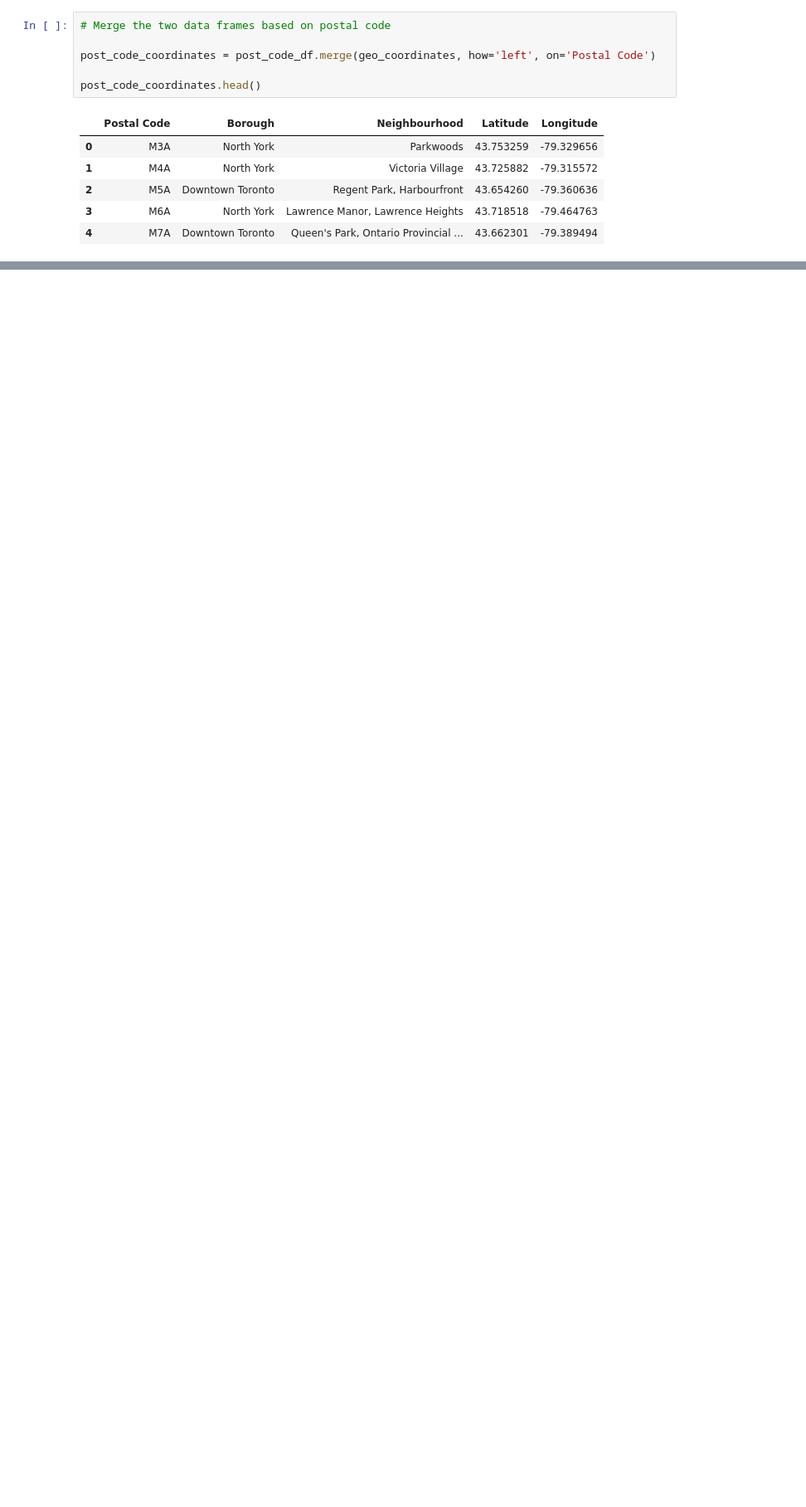
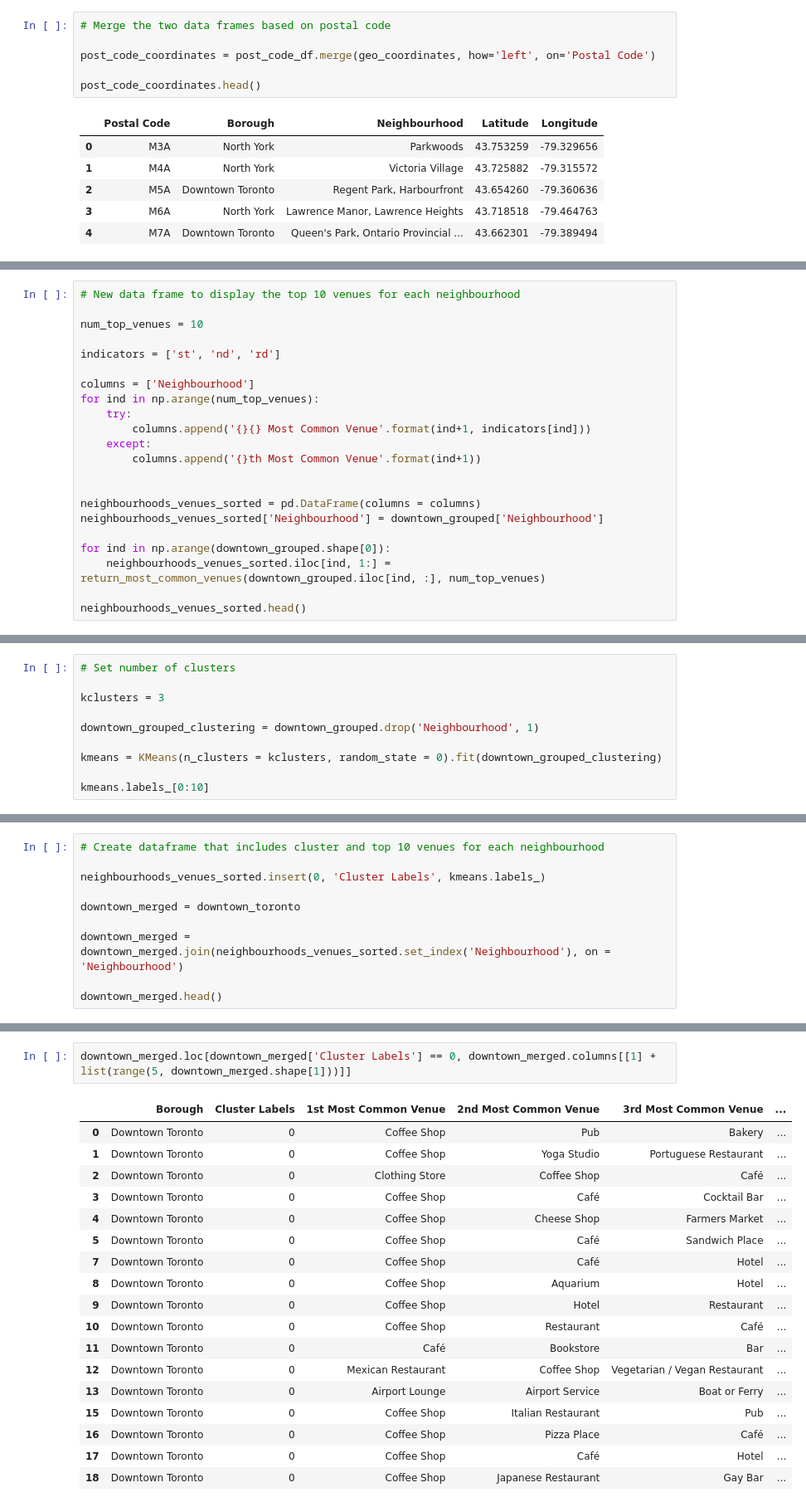
Before and after one commit to stumblingrobot/Battle_of_the_Neighborhoods, a Jupyter notebook: Toronto_Nhood_Data_Wrangling.ipynb, the cells around one changed output, grey strips where cells are left out. Shown at 83% size. Drawn from its saved outputs; the diff is of its cells as text; blank space fills up the shorter version.

Commit message:
Finished Toronto Nhood clustering notebook

```diff
--- a/Toronto_Nhood_Data_Wrangling.ipynb
+++ b/Toronto_Nhood_Data_Wrangling.ipynb
@@ -129,0 +418,22 @@ map_toronto
+# %%
+# New data frame to display the top 10 venues for each neighbourhood
+
+num_top_venues = 10
+
+indicators = ['st', 'nd', 'rd']
+
+columns = ['Neighbourhood']
+for ind in np.arange(num_top_venues):
+    try:
+        columns.append('{}{} Most Common Venue'.format(ind+1, indicators[ind]))
+    except:
+        columns.append('{}th Most Common Venue'.format(ind+1))
+
+
+neighbourhoods_venues_sorted = pd.DataFrame(columns = columns)
+neighbourhoods_venues_sorted['Neighbourhood'] = downtown_grouped['Neighbourhood']
+
+for ind in np.arange(downtown_grouped.shape[0]):
+    neighbourhoods_venues_sorted.iloc[ind, 1:] = return_most_common_venues(downtown_grouped.iloc[ind, :], num_top_venues)
+
+neighbourhoods_venues_sorted.head()
@@ -129,0 +449,10 @@ map_toronto
+# %%
+# Set number of clusters
+
+kclusters = 3
+
+downtown_grouped_clustering = downtown_grouped.drop('Neighbourhood', 1)
+
+kmeans = KMeans(n_clusters = kclusters, random_state = 0).fit(downtown_grouped_clustering)
+
+kmeans.labels_[0:10]
@@ -129,0 +461,10 @@ map_toronto
+# %%
+# Create dataframe that includes cluster and top 10 venues for each neighbourhood
+
+neighbourhoods_venues_sorted.insert(0, 'Cluster Labels', kmeans.labels_)
+
+downtown_merged = downtown_toronto
+
+downtown_merged = downtown_merged.join(neighbourhoods_venues_sorted.set_index('Neighbourhood'), on = 'Neighbourhood')
+
+downtown_merged.head()
@@ -129,0 +503,21 @@ map_toronto
+# %%
+downtown_merged.loc[downtown_merged['Cluster Labels'] == 0, downtown_merged.columns[[1] + list(range(5, downtown_merged.shape[1]))]]
+# %% [output]
+|  | Borough | Cluster Labels | 1st Most Common Venue | 2nd Most Common Venue | 3rd Most Common Venue | ... |
+| 0 | Downtown Toronto | 0 | Coffee Shop | Pub | Bakery | ... |
+| 1 | Downtown Toronto | 0 | Coffee Shop | Yoga Studio | Portuguese Restaurant | ... |
+| 2 | Downtown Toronto | 0 | Clothing Store | Coffee Shop | Café | ... |
+| 3 | Downtown Toronto | 0 | Coffee Shop | Café | Cocktail Bar | ... |
+| 4 | Downtown Toronto | 0 | Coffee Shop | Cheese Shop | Farmers Market | ... |
+| 5 | Downtown Toronto | 0 | Coffee Shop | Café | Sandwich Place | ... |
+| 7 | Downtown Toronto | 0 | Coffee Shop | Café | Hotel | ... |
+| 8 | Downtown Toronto | 0 | Coffee Shop | Aquarium | Hotel | ... |
+| 9 | Downtown Toronto | 0 | Coffee Shop | Hotel | Restaurant | ... |
+| 10 | Downtown Toronto | 0 | Coffee Shop | Restaurant | Café | ... |
+| 11 | Downtown Toronto | 0 | Café | Bookstore | Bar | ... |
+| 12 | Downtown Toronto | 0 | Mexican Restaurant | Coffee Shop | Vegetarian / Vegan Restaurant | ... |
+| 13 | Downtown Toronto | 0 | Airport Lounge | Airport Service | Boat or Ferry | ... |
+| 15 | Downtown Toronto | 0 | Coffee Shop | Italian Restaurant | Pub | ... |
+| 16 | Downtown Toronto | 0 | Coffee Shop | Pizza Place | Café | ... |
+| 17 | Downtown Toronto | 0 | Coffee Shop | Café | Hotel | ... |
+| 18 | Downtown Toronto | 0 | Coffee Shop | Japanese Restaurant | Gay Bar | ... |
```
Also changed, not shown: parts of 41 cells of this notebook, 1 other file.
